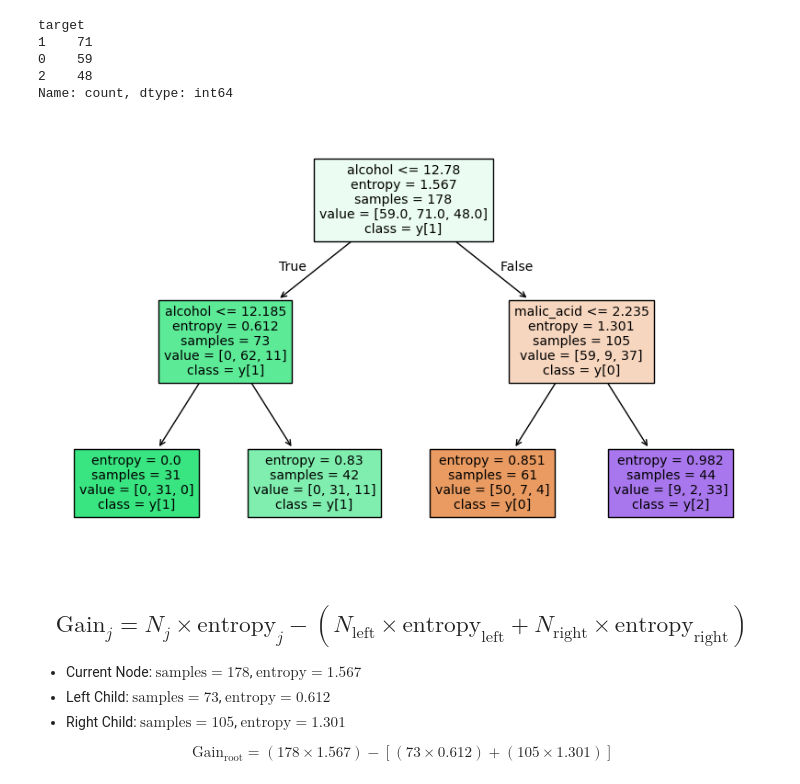
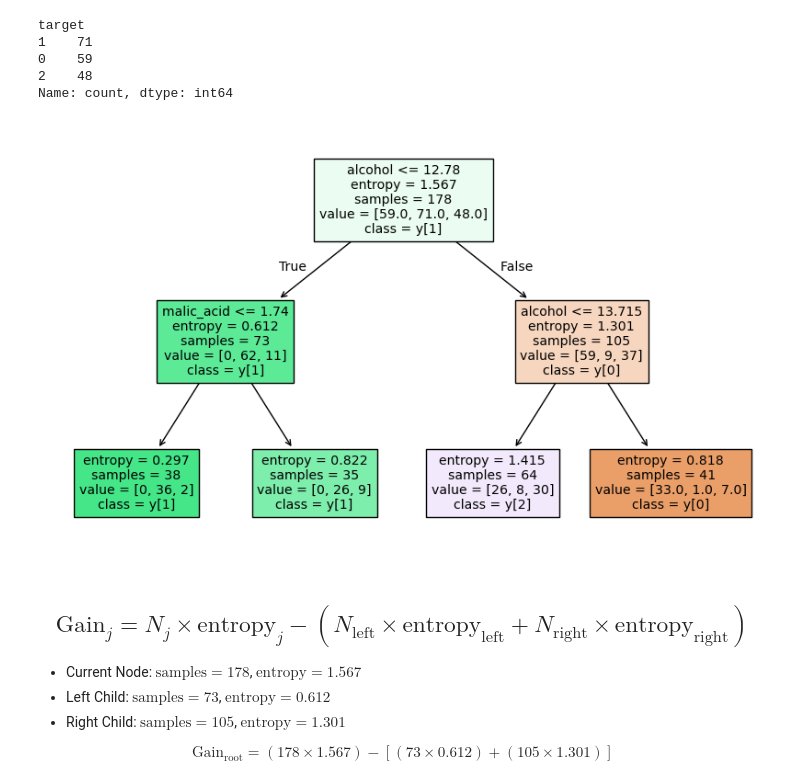
Before and after one commit to qamarr6092/Machine-Learning, a Jupyter notebook: Decision Trees/decision_trees_classifier.ipynb, the cells around one changed output. Drawn from its saved outputs; the diff is of its cells as text; code cells hidden in the pictures.

```diff
--- a/Decision Trees/decision_trees_classifier.ipynb
+++ b/Decision Trees/decision_trees_classifier.ipynb
@@ -33,23 +33,25 @@ Name: count, dtype: int64
 # %%
 model = DecisionTreeClassifier(
     max_depth=2,
     criterion='entropy',
     min_samples_split=50,
+    min_samples_leaf=35,
+    max_features='sqrt'
 )
 X = df.drop(columns='target')
 y = df['target']
 model.fit(X, y)
 
 plt.figure(figsize=(10,6))
 plot_tree(
     model,
     feature_names=X.columns,
     class_names=True,
     filled=True
 )
 plt.show()
 # %% [output]
-[figure, old version]
+[figure, new version]
 # %% [markdown]
 
 $$\text{Gain}_j = N_j \times \text{entropy}_j - (N_{\text{left}} \times \text{entropy}_{\text{left}} + N_{\text{right}} \times \text{entropy}_{\text{right}})$$
```
Also changed, not shown: parts of 18 cells of this notebook.
